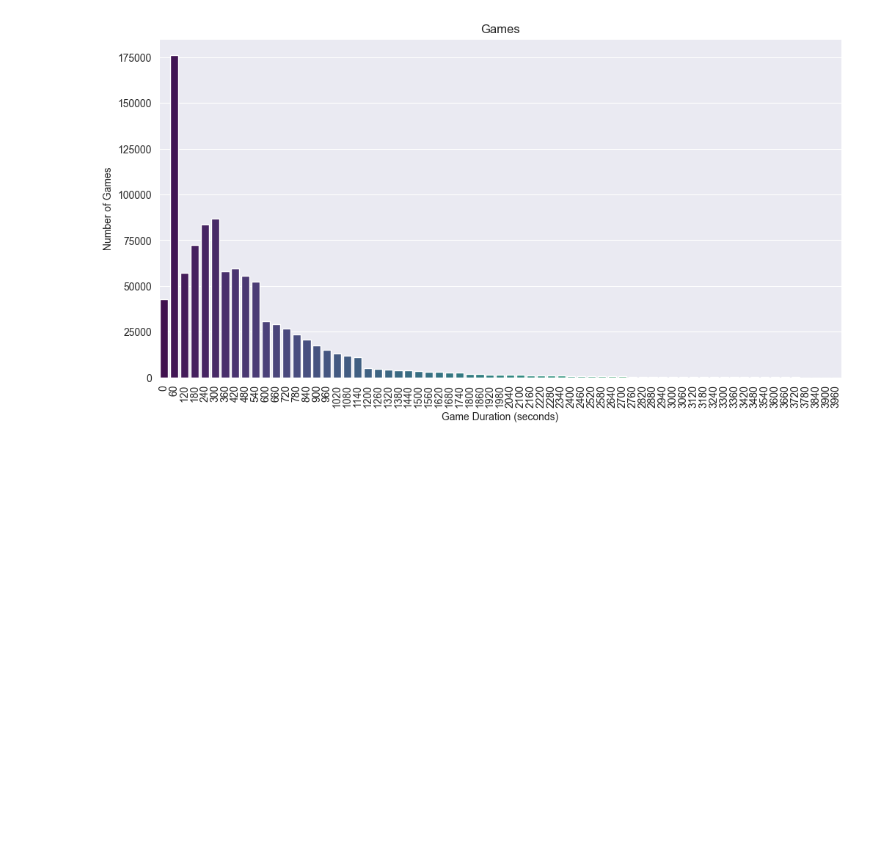
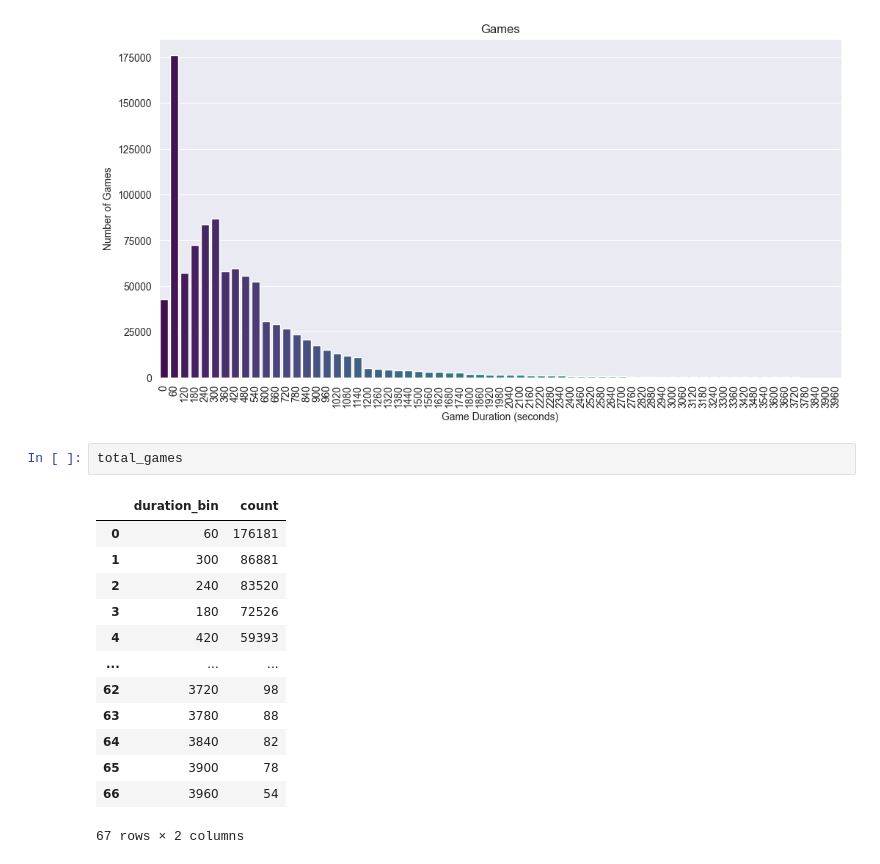
Before and after one commit to Tikhon-Radkevich/Chess-Winner-Prediction, a Jupyter notebook: notebooks/game_duration_analyze.ipynb, the cells around one changed output. Saved outputs shown, nothing was run; the diff lists cells and outputs as text; blank space fills up the shorter version.

```diff
--- a/notebooks/game_duration_analyze.ipynb
+++ b/notebooks/game_duration_analyze.ipynb
@@ -50,3 +50,19 @@ plt.xticks(rotation=90)
 plt.show()
 # %% [output]
 [figure]
+# %%
+total_games
+# %% [output]
+|  | duration_bin | count |
+| 0 | 60 | 176181 |
+| 1 | 300 | 86881 |
+| 2 | 240 | 83520 |
+| 3 | 180 | 72526 |
+| 4 | 420 | 59393 |
+| ... | ... | ... |
+| 62 | 3720 | 98 |
+| 63 | 3780 | 88 |
+| 64 | 3840 | 82 |
+| 65 | 3900 | 78 |
+| 66 | 3960 | 54 |
+67 rows × 2 columns
```
Also changed, not shown: 1 other file.
